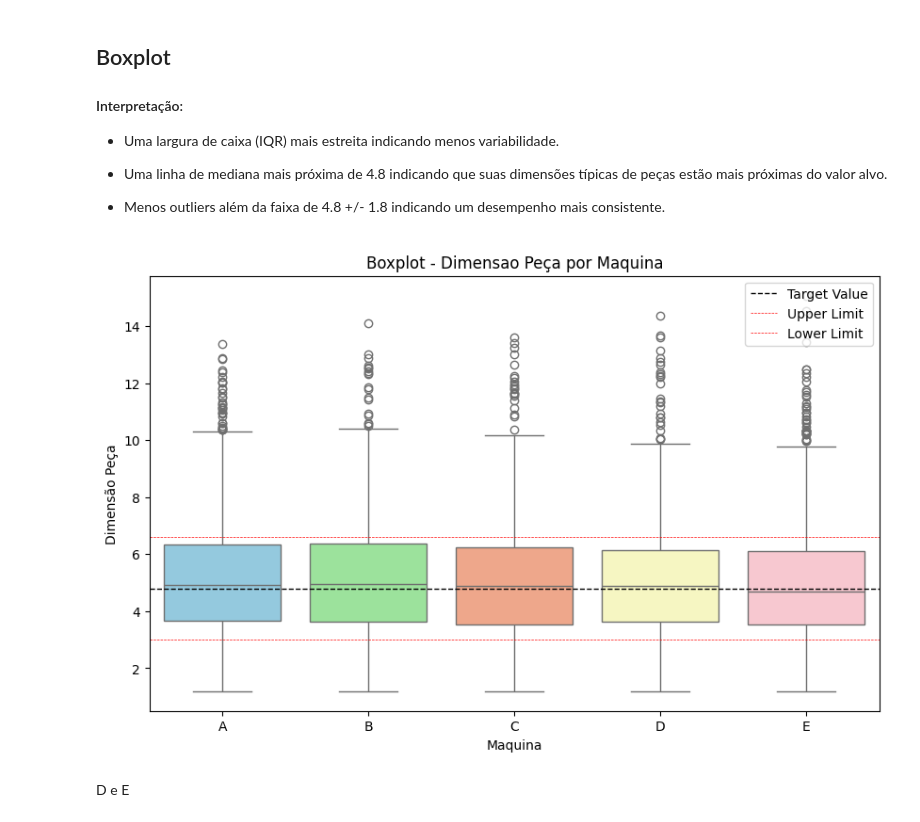
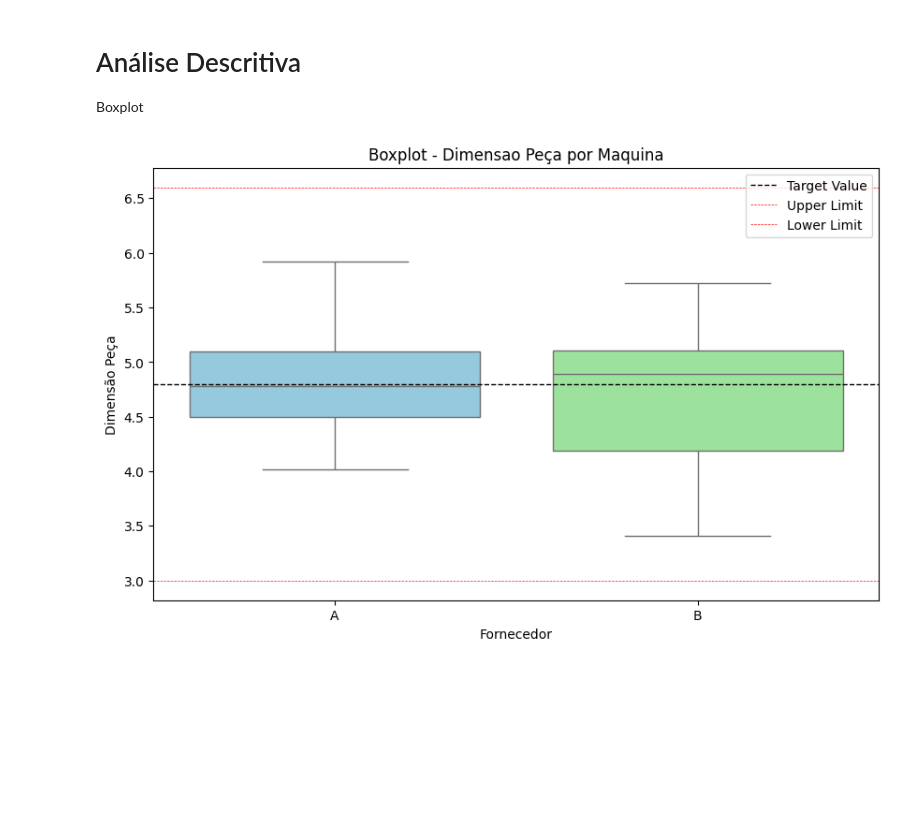
Before and after one commit to anaaristow/analise_fornecedores_pecas, a Jupyter notebook: analise.ipynb, the cells around one changed output. Cells and saved outputs as stored; diff of their text form; code cells hidden in the pictures; blank space fills up the shorter version.

```diff
--- a/analise.ipynb
+++ b/analise.ipynb
@@ -64,30 +8,24 @@ df_groupby
-# %% [markdown]
-## Boxplot
-
-#### Interpretação:
-
-- Uma largura de caixa (IQR) mais estreita indicando menos variabilidade.
-
-- Uma linha de mediana mais próxima de 4.8 indicando que suas dimensões típicas de peças estão mais próximas do valor alvo.
-
-- Menos outliers além da faixa de 4.8 +/- 1.8 indicando um desempenho mais consistente.
+# %% [markdown]
+# Análise Descritiva
+Boxplot
 # %%
-colors = ['#87CEEB', '#90EE90', '#FFA07A', '#FFFFB9', '#FFC0CB']
+def plot_box_plot(df):
+    colors = ['#87CEEB', '#90EE90']
 
-plt.figure(figsize=(10, 6))
-sns.boxplot(x='maquina', y='dimensao_peca', data=df, palette=colors, hue='maquina', dodge=False, linewidth=1)
+    plt.figure(figsize=(10, 6))
+    sns.boxplot(x='fornecedor', y='dimensao_peca', data=df, palette=colors, hue='fornecedor', dodge=False, linewidth=1)
 
-# Plot horizontal line at 4.8
-plt.axhline(y=4.8, color='k', linestyle='--', label='Target Value', linewidth=1)
-plt.axhline(y=(4.8 + 1.8), color='r', linestyle='--', label='Upper Limit', linewidth=0.5)
-plt.axhline(y=(4.8 - 1.8), color='r', linestyle='--', label='Lower Limit', linewidth=0.5)
+    # Plot horizontal line at 4.8
+    plt.axhline(y=4.8, color='k', linestyle='--', label='Target Value', linewidth=1)
+    plt.axhline(y=(4.8 + 1.8), color='r', linestyle='--', label='Upper Limit', linewidth=0.5)
+    plt.axhline(y=(4.8 - 1.8), color='r', linestyle='--', label='Lower Limit', linewidth=0.5)
 
-plt.title('Boxplot - Dimensao Peça por Maquina')
-plt.xlabel('Maquina')
-plt.ylabel('Dimensão Peça')
-plt.legend(loc='upper right')
-plt.show()
+    plt.title('Boxplot - Dimensao Peça por Maquina')
+    plt.xlabel('Fornecedor')
+    plt.ylabel('Dimensão Peça')
+    plt.legend(loc='upper right')
+    plt.show()
+
+plot_box_plot(df)
 # %% [output]
-[figure, old version]
+[figure, new version]
-# %% [markdown]
-D e E
```
Also changed, not shown: parts of 20 cells of this notebook, 1 other file.
